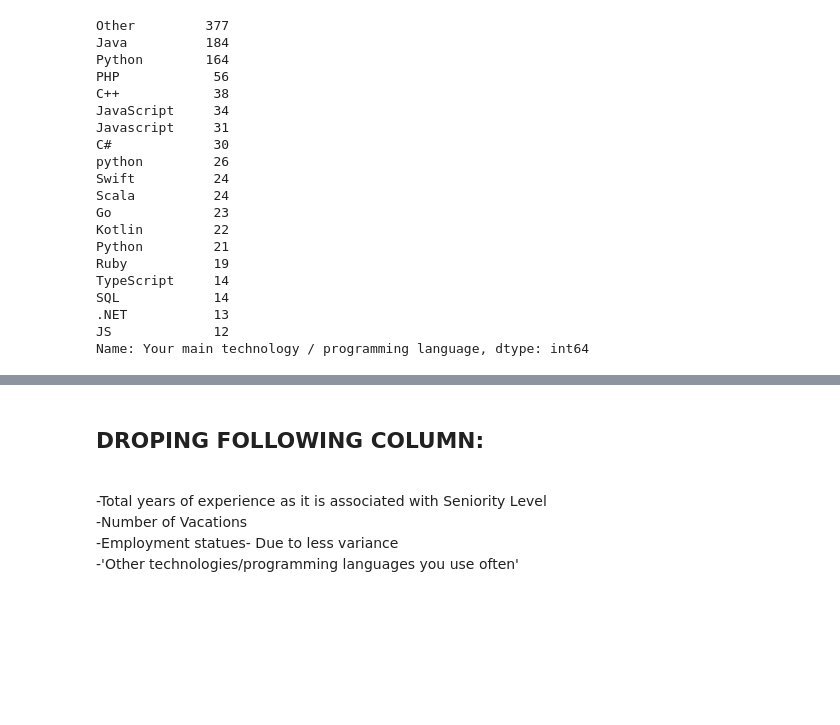
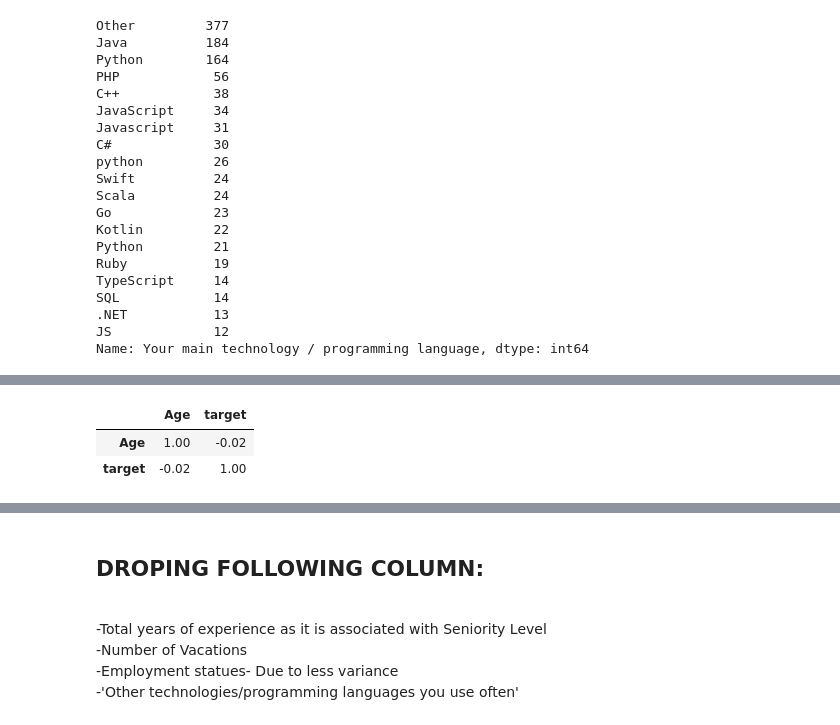
Before and after one commit to SidhST12/ItML_Asn_2_Students, a Jupyter notebook: assignment_2_start.ipynb, the cells around one changed output, grey strips where cells are left out. Saved outputs shown, nothing was run; the diff lists cells and outputs as text; code cells hidden in the pictures; blank space fills up the shorter version.

```diff
--- a/assignment_2_start.ipynb
+++ b/assignment_2_start.ipynb
@@ -171,6 +147,6 @@ df1.head(5)
 # %%
 ## Correlation Matrix
-corr = df1.corr()
+corr = df.corr()
 corr.style.background_gradient()
 corr.style.background_gradient().set_precision(2)
 # %% [output]
@@ -178 +153,4 @@ corr.style.background_gradient().set_precision(2)
+|  | Age | target |
+| Age | 1.00 | -0.02 |
+| target | -0.02 | 1.00 |
 # %%
```
Also changed, not shown: parts of 34 cells of this notebook.
